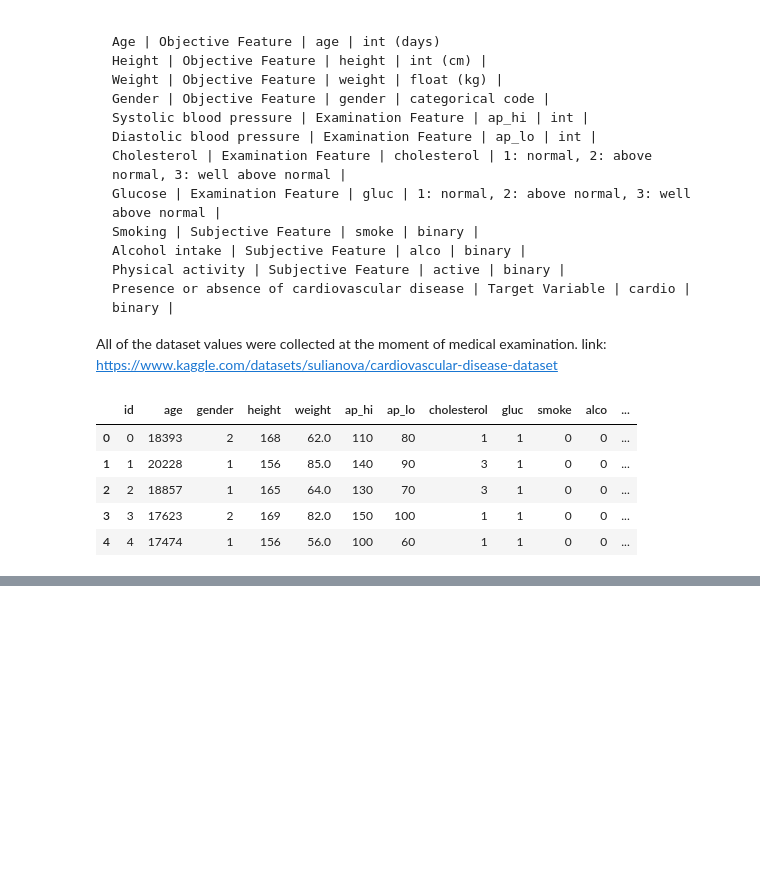
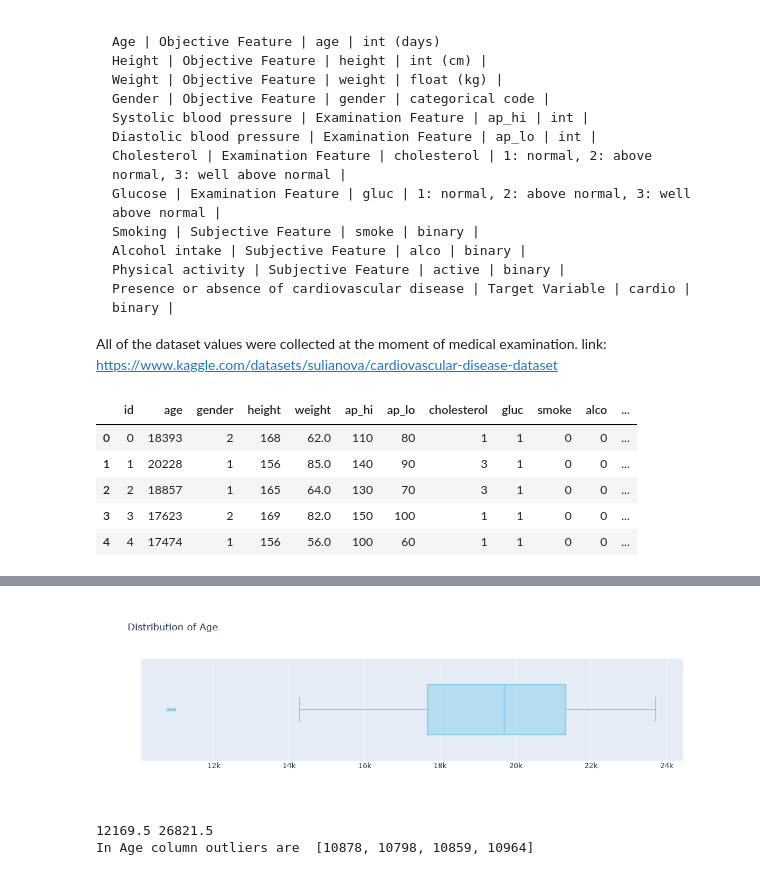
Before and after one commit to arfan64shah/Heart_Disease_Prediction, a Jupyter notebook: Heart_Disease_Prediction.ipynb, the cells around one changed output, grey strips where cells are left out. Drawn from its saved outputs; the diff is of its cells as text; code cells hidden in the pictures; blank space fills up the shorter version.

```diff
--- a/Heart_Disease_Prediction.ipynb
+++ b/Heart_Disease_Prediction.ipynb
@@ -53,0 +163,45 @@ data.head()
+# %%
+# plot boxplot to show distribution of age
+fig = go.Figure()
+
+fig.add_trace(go.Box(x = dataset['age'], marker = dict(color = 'skyblue'), name = ''))
+fig.update_layout(title = 'Distribution of Age')
+fig.show()
+# %% [output]
+[figure, added]
+# %%
+# find outliers
+
+# calculate percentiles
+first_quartile = np.percentile(dataset['age'], 25)
+second_quartile = np.percentile(dataset['age'], 50)
+third_quartile = np.percentile(dataset['age'], 75)
+
+# calculate inter quartile range
+iqr = third_quartile - first_quartile
+
+# minimum and maximum
+min = np.min(dataset['age'])
+max = np.max(dataset['age'])
+
+# range
+lower_bound = first_quartile - 1.5*iqr
+upper_bound = third_quartile + 1.5*iqr
+
+print(lower_bound, upper_bound)
+
+# declare a list
+outliers = []
+
+# for loop to find outliers
+for x in dataset['age']:
+    if (x < lower_bound or x > upper_bound):
+        outliers.append(x)
+
+if len(outliers) == 0:
+    print("There are no outliers")
+else:
+    print("In Age column outliers are ", outliers)
+# %% [output]
+12169.5 26821.5
+In Age column outliers are  [10878, 10798, 10859, 10964]
```
Also changed, not shown: parts of 12 cells of this notebook.
